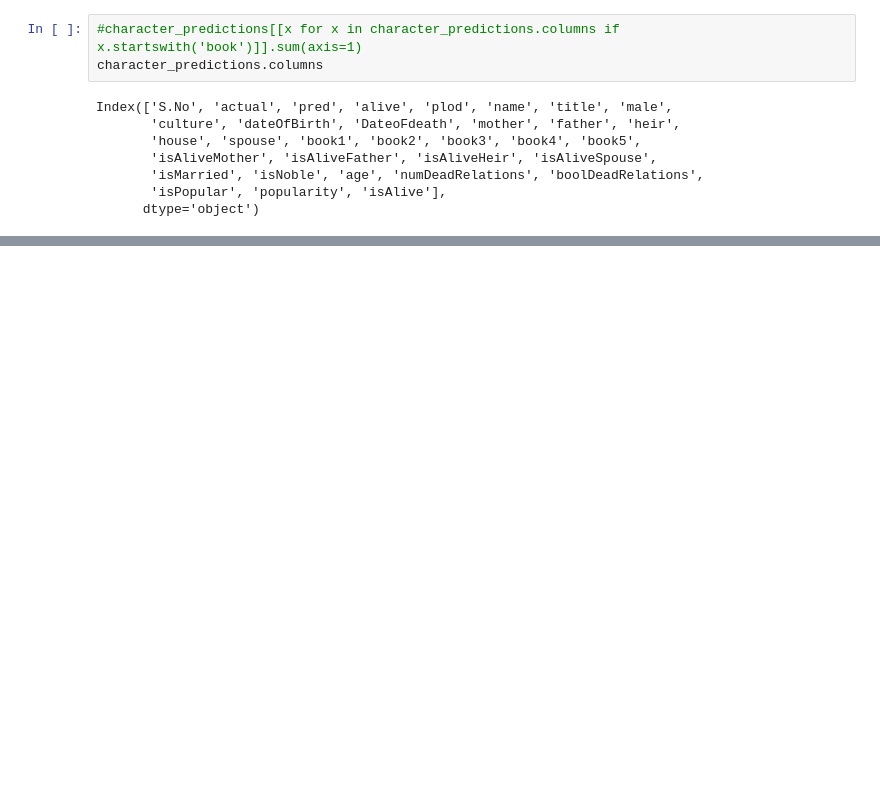
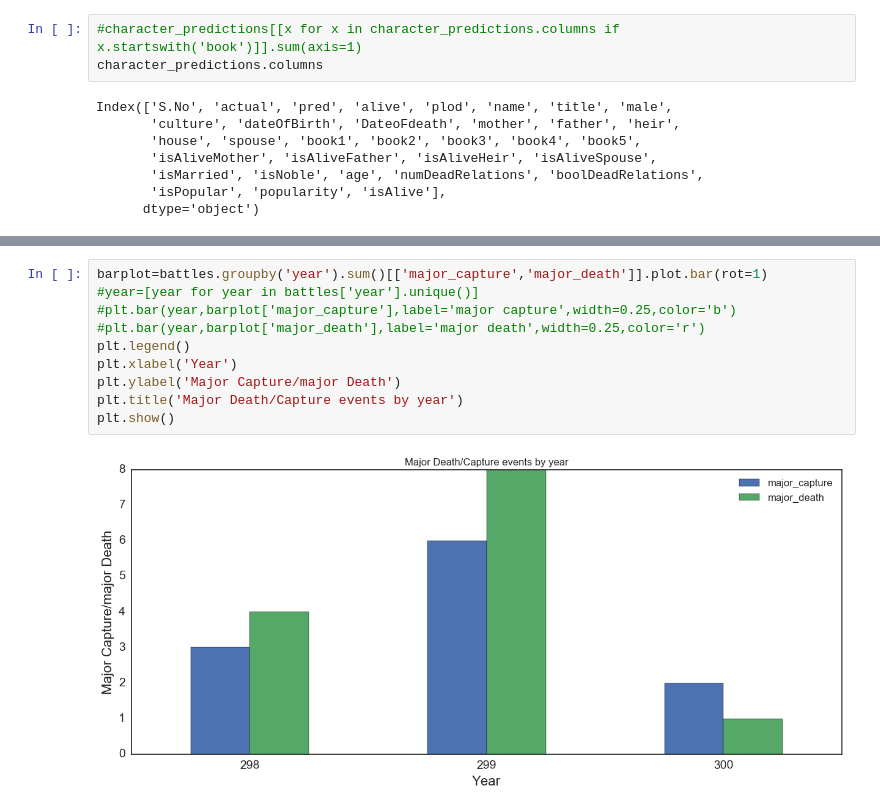
Before and after one commit to TheMLGuy/Game-of-Thrones-Dataset, a Jupyter notebook: GameOfThronesAnalytics.ipynb, the cells around one changed output, grey strips where cells are left out. Cells and saved outputs as stored; diff of their text form; blank space fills up the shorter version.

```diff
--- a/GameOfThronesAnalytics.ipynb
+++ b/GameOfThronesAnalytics.ipynb
@@ -94,0 +80,12 @@ AttributeError: 'list' object has no attribute 'sum'
+# %%
+barplot=battles.groupby('year').sum()[['major_capture','major_death']].plot.bar(rot=1)
+#year=[year for year in battles['year'].unique()]
+#plt.bar(year,barplot['major_capture'],label='major capture',width=0.25,color='b')
+#plt.bar(year,barplot['major_death'],label='major death',width=0.25,color='r')
+plt.legend()
+plt.xlabel('Year')
+plt.ylabel('Major Capture/major Death')
+plt.title('Major Death/Capture events by year')
+plt.show()
+# %% [output]
+[figure, added]
```
Also changed, not shown: parts of 4 cells of this notebook.
